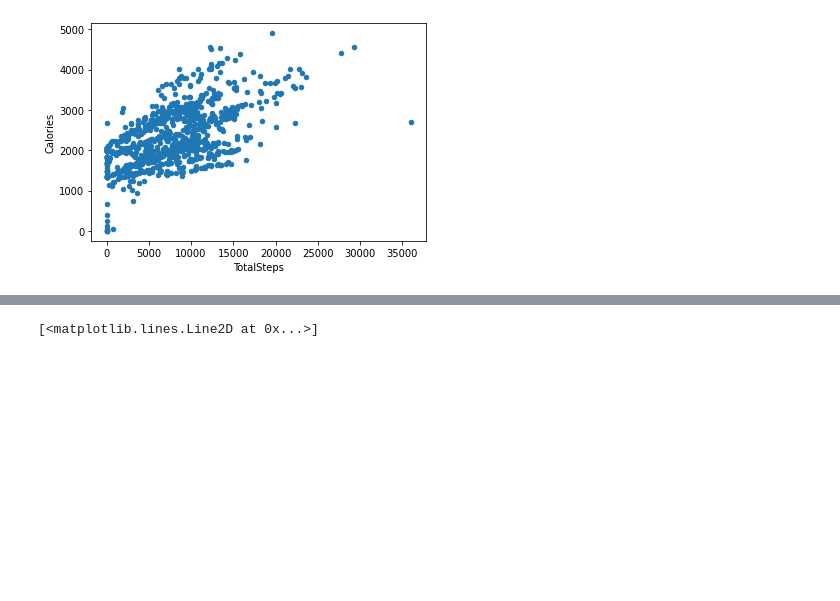
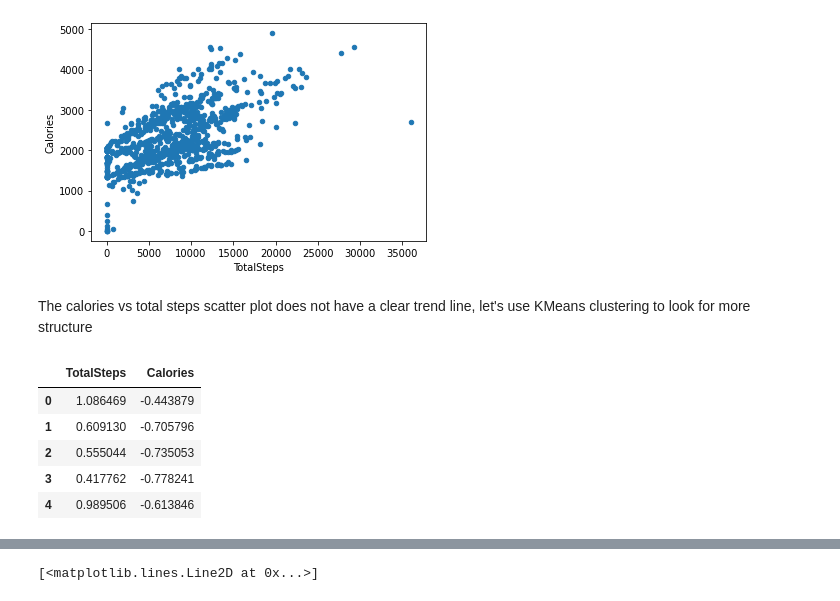
Before and after one commit to LeannaCalla/Kaggle-FitBit-Data, a Jupyter notebook: FitBit stats.ipynb, the cells around one changed output, grey strips where cells are left out. Saved outputs shown, nothing was run; the diff lists cells and outputs as text; code cells hidden in the pictures; blank space fills up the shorter version.

```diff
--- a/FitBit stats.ipynb
+++ b/FitBit stats.ipynb
@@ -163,3 +144,5 @@ activityData.plot.scatter(x = 'TotalSteps', y = 'Calories')
 # %% [output]
 <AxesSubplot:xlabel='TotalSteps', ylabel='Calories'>
 [figure]
+# %% [markdown]
+The calories vs total steps scatter plot does not have a clear trend line, let's use KMeans clustering to look for more structure
@@ -165,0 +157,10 @@ activityData.plot.scatter(x = 'TotalSteps', y = 'Calories')
+# %%
+df_scaled = pd.DataFrame(scaled_features,columns=['TotalSteps', 'Calories'])
+df_scaled.head()
+# %% [output]
+|  | TotalSteps | Calories |
+| 0 | 1.086469 | -0.443879 |
+| 1 | 0.609130 | -0.705796 |
+| 2 | 0.555044 | -0.735053 |
+| 3 | 0.417762 | -0.778241 |
+| 4 | 0.989506 | -0.613846 |
```
Also changed, not shown: parts of 7 cells of this notebook.
